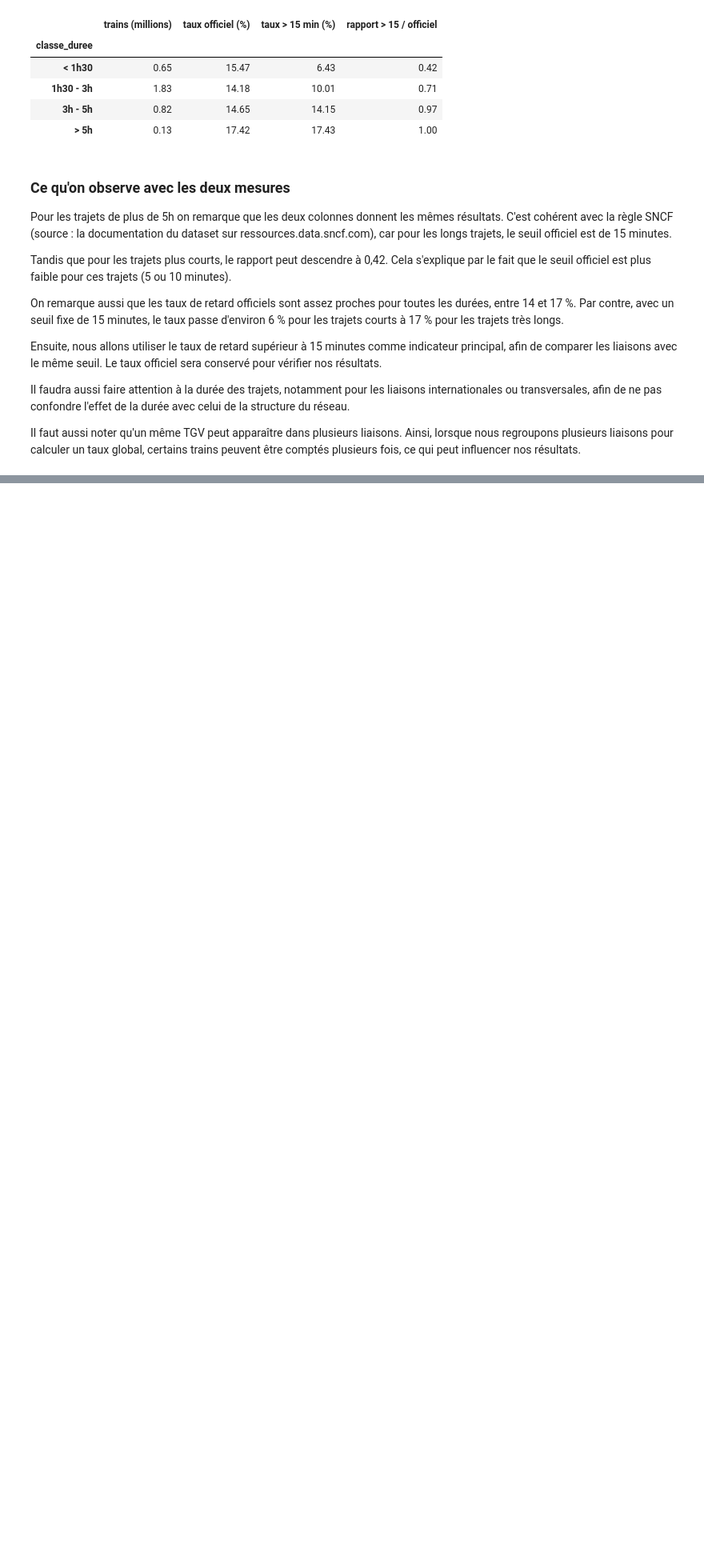
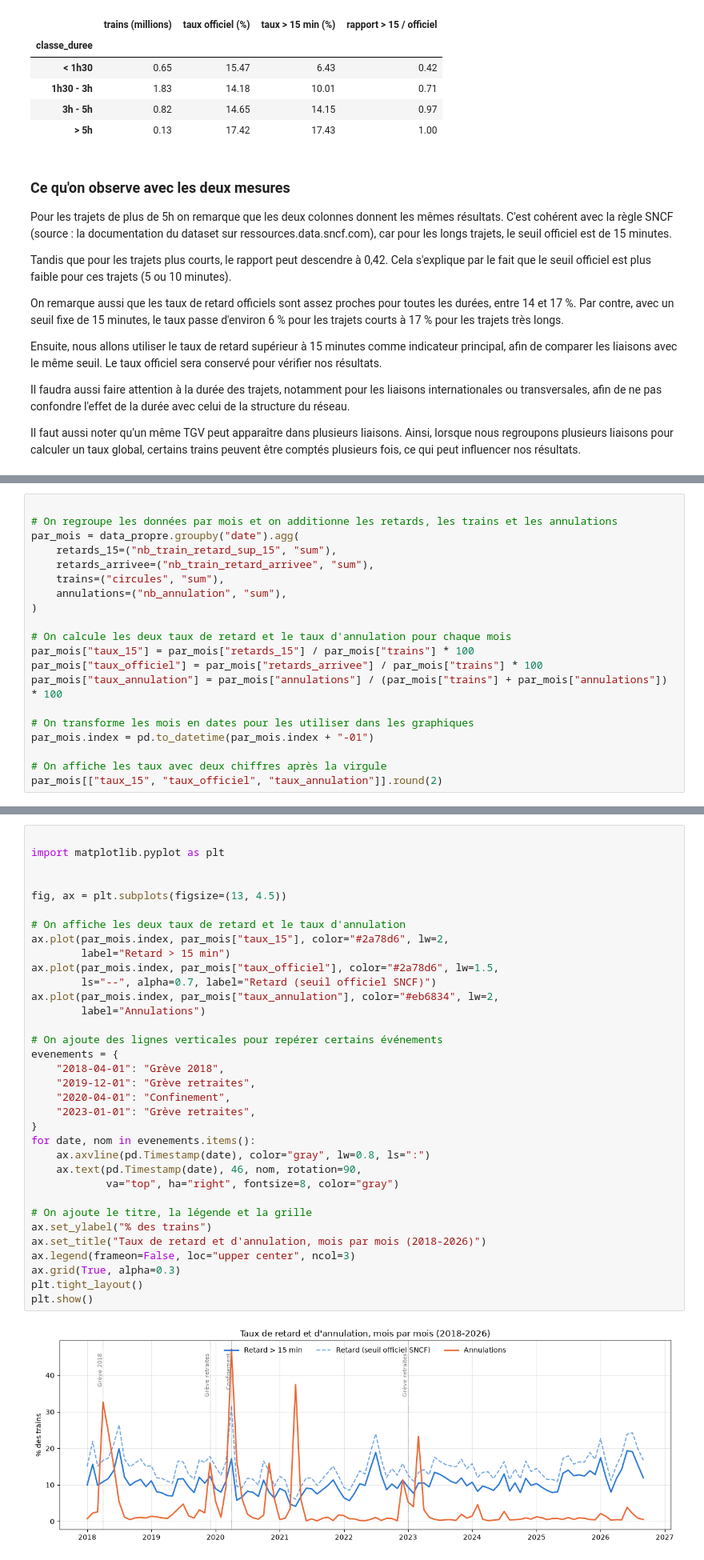
Before and after one commit to husseindakroube/IADATA701-PROJET, a Jupyter notebook: notebooks/02_eda_analyse.ipynb, the cells around one changed output, grey strips where cells are left out. Shown at 80% size. Cells and saved outputs as stored; diff of their text form; blank space fills up the shorter version.

Commit message:
Ajoute les sections 3 et 4 : évolution temporelle et classement des liaisons

```diff
--- a/notebooks/02_eda_analyse.ipynb
+++ b/notebooks/02_eda_analyse.ipynb
@@ -288,0 +299,20 @@ Il faut aussi noter qu'un même TGV peut apparaître dans plusieurs liaisons. Ai
+# %%
+
+# On regroupe les données par mois et on additionne les retards, les trains et les annulations
+par_mois = data_propre.groupby("date").agg(
+    retards_15=("nb_train_retard_sup_15", "sum"),
+    retards_arrivee=("nb_train_retard_arrivee", "sum"),
+    trains=("circules", "sum"),
+    annulations=("nb_annulation", "sum"),
+)
+
+# On calcule les deux taux de retard et le taux d'annulation pour chaque mois
+par_mois["taux_15"] = par_mois["retards_15"] / par_mois["trains"] * 100
+par_mois["taux_officiel"] = par_mois["retards_arrivee"] / par_mois["trains"] * 100
+par_mois["taux_annulation"] = par_mois["annulations"] / (par_mois["trains"] + par_mois["annulations"]) * 100
+
+# On transforme les mois en dates pour les utiliser dans les graphiques
+par_mois.index = pd.to_datetime(par_mois.index + "-01")
+
+# On affiche les taux avec deux chiffres après la virgule
+par_mois[["taux_15", "taux_officiel", "taux_annulation"]].round(2)
@@ -288,0 +334,36 @@ Il faut aussi noter qu'un même TGV peut apparaître dans plusieurs liaisons. Ai
+# %%
+
+import matplotlib.pyplot as plt
+
+
+fig, ax = plt.subplots(figsize=(13, 4.5))
+
+# On affiche les deux taux de retard et le taux d'annulation
+ax.plot(par_mois.index, par_mois["taux_15"], color="#2a78d6", lw=2,
+        label="Retard > 15 min")
+ax.plot(par_mois.index, par_mois["taux_officiel"], color="#2a78d6", lw=1.5,
+        ls="--", alpha=0.7, label="Retard (seuil officiel SNCF)")
+ax.plot(par_mois.index, par_mois["taux_annulation"], color="#eb6834", lw=2,
+        label="Annulations")
+
+# On ajoute des lignes verticales pour repérer certains événements
+evenements = {
+    "2018-04-01": "Grève 2018",
+    "2019-12-01": "Grève retraites",
+    "2020-04-01": "Confinement",
+    "2023-01-01": "Grève retraites",
+}
+for date, nom in evenements.items():
+    ax.axvline(pd.Timestamp(date), color="gray", lw=0.8, ls=":")
+    ax.text(pd.Timestamp(date), 46, nom, rotation=90,
+            va="top", ha="right", fontsize=8, color="gray")
+
+# On ajoute le titre, la légende et la grille
+ax.set_ylabel("% des trains")
+ax.set_title("Taux de retard et d'annulation, mois par mois (2018-2026)")
+ax.legend(frameon=False, loc="upper center", ncol=3)
+ax.grid(True, alpha=0.3)
+plt.tight_layout()
+plt.show()
+# %% [output]
+[figure, added]
```
Also changed, not shown: parts of 18 cells of this notebook.
